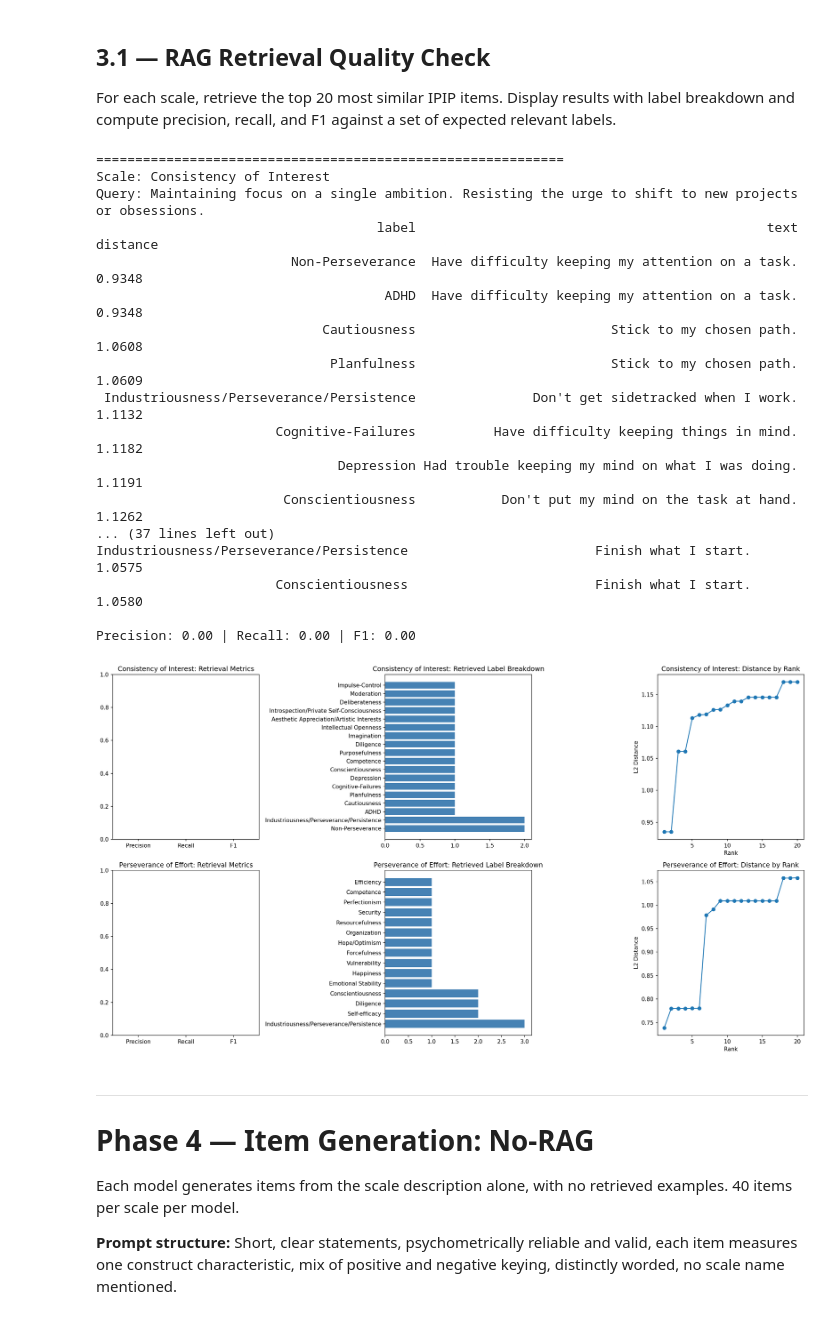
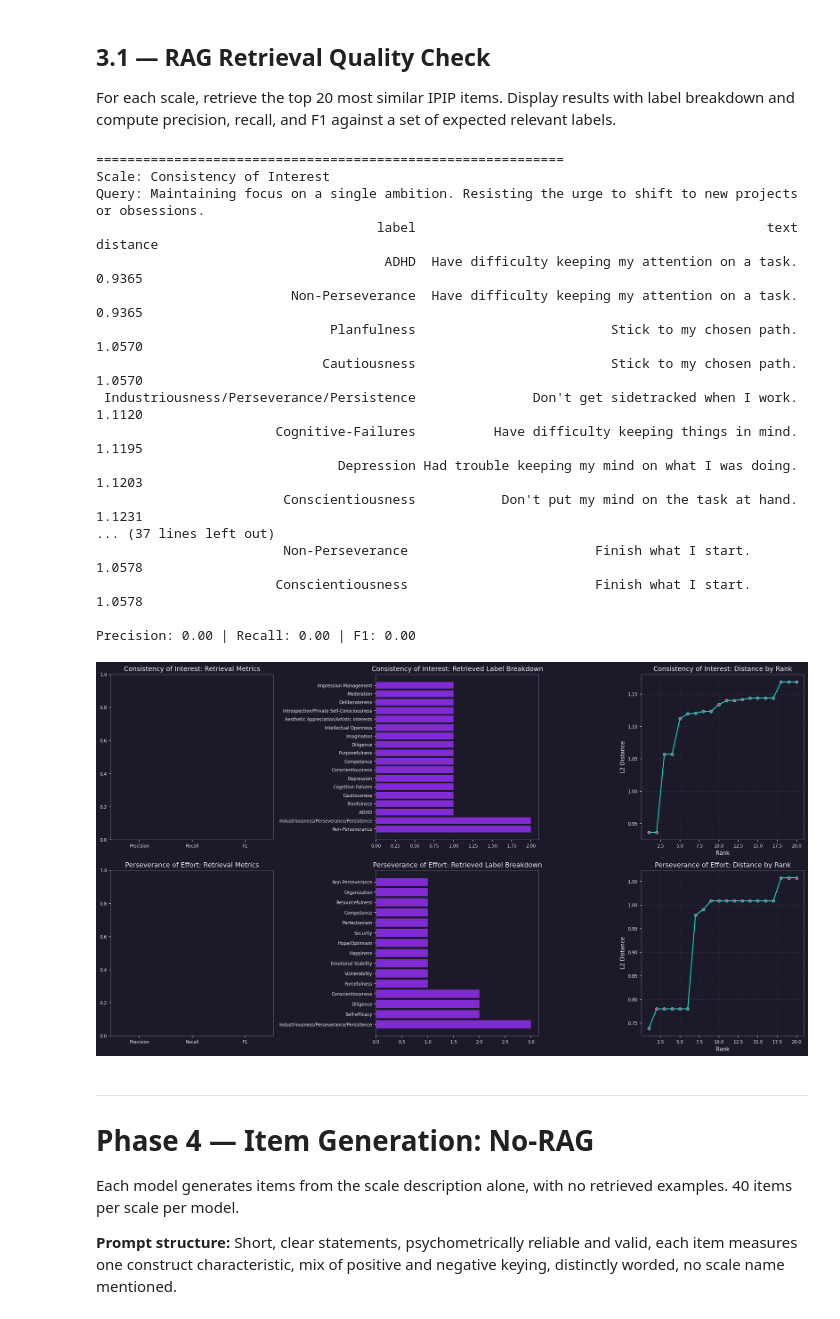
Before and after one commit to Holly-olly/item-forge, a Jupyter notebook: item_forge.ipynb, the cells around one changed output. Cells and saved outputs as stored; diff of their text form; code cells hidden in the pictures.

```diff
--- a/item_forge.ipynb
+++ b/item_forge.ipynb
@@ -210,3 +231,6 @@ for i in range(embs.shape[1]):
 
 print(f'✅ Embeddings ready: {embs.shape}')
 print(df['framework'].value_counts())
+
+embed_cols = [f'dim_{i}' for i in range(embs.shape[1])]
+big5_df    = df_mpnet[df_mpnet['framework'] == 'big_5']
@@ -324,9 +391,10 @@ EXPECTED_LABELS = {
 }
 
 fig, axes = plt.subplots(len(SCALES), 3, figsize=(18, 5 * len(SCALES)), dpi=150)
+fig.patch.set_facecolor(P['deep'])
 
 for row_i, (scale_name, scale_desc) in enumerate(SCALES.items()):
-    print(f'\n{'='*60}')
+    print(f'\n{"="*60}')
     print(f'Scale: {scale_name}')
     print(f'Query: {scale_desc}')
     results = retrieve_items(scale_desc, k=20)
@@ -339,47 +407,58 @@ for row_i, (scale_name, scale_desc) in enumerate(SCALES.items()):
     precision = tp / len(retrieved_labels) if retrieved_labels else 0
     recall    = tp / len(expected) if expected else 0
     f1        = 2 * precision * recall / (precision + recall) if (precision + recall) > 0 else 0
     print(f'\nPrecision: {precision:.2f} | Recall: {recall:.2f} | F1: {f1:.2f}')
 
     ax_metrics, ax_labels, ax_rank = axes[row_i]
+    for ax in (ax_metrics, ax_labels, ax_rank):
+        ax.set_facecolor(P['deep'])
+        for spine in ax.spines.values(): spine.set_edgecolor(P['slate'])
+        ax.tick_params(colors=P['white'], labelsize=8)
+        ax.xaxis.label.set_color(P['white']); ax.yaxis.label.set_color(P['white'])
+        ax.title.set_color(P['white'])
 
     # Chart 1: Metrics
-    ax_metrics.bar(['Precision', 'Recall', 'F1'], [precision, recall, f1], color=['steelblue','coral','seagreen'])
+    ax_metrics.bar(['Precision', 'Recall', 'F1'], [precision, recall, f1],
+                   color=[P['lime'], P['cyan'], P['violet']], alpha=0.85)
     ax_metrics.set_ylim(0, 1)
     ax_metrics.set_title(f'{scale_name}: Retrieval Metrics')
 
     # Chart 2: Label breakdown
     label_counts = results_df['label'].value_counts()
-    ax_labels.barh(label_counts.index, label_counts.values, color='steelblue')
+    ax_labels.barh(label_counts.index, label_counts.values, color=P['violet'], alpha=0.8)
     ax_labels.set_title(f'{scale_name}: Retrieved Label Breakdown')
 
     # Chart 3: Distance by rank
-    ax_rank.plot(range(1, len(results)+1), results_df['distance'], marker='o')
+    ax_rank.plot(range(1, len(results)+1), results_df['distance'],
+                 marker='o', color=P['cyan'], markerfacecolor=P['magenta'], markersize=5)
     ax_rank.set_xlabel('Rank')
     ax_rank.set_ylabel('L2 Distance')
     ax_rank.set_title(f'{scale_name}: Distance by Rank')
+    ax_rank.grid(color=P['slate'], alpha=0.25, lw=0.5)
 
 plt.tight_layout()
+plt.savefig('retrieval_validation.jpeg', format='jpeg', dpi=150,
+            bbox_inches='tight', facecolor=P['deep'])
 plt.show()
 # %% [output]
 ============================================================
 Scale: Consistency of Interest
 Query: Maintaining focus on a single ambition. Resisting the urge to shift to new projects or obsessions.
                                     label                                             text  distance
-                         Non-Perseverance  Have difficulty keeping my attention on a task.    0.9348
-                                     ADHD  Have difficulty keeping my attention on a task.    0.9348
-                             Cautiousness                         Stick to my chosen path.    1.0608
-                              Planfulness                         Stick to my chosen path.    1.0609
- Industriousness/Perseverance/Persistence               Don't get sidetracked when I work.    1.1132
-                       Cognitive-Failures          Have difficulty keeping things in mind.    1.1182
-                               Depression Had trouble keeping my mind on what I was doing.    1.1191
-                        Conscientiousness           Don't put my mind on the task at hand.    1.1262
+                                     ADHD  Have difficulty keeping my attention on a task.    0.9365
+                         Non-Perseverance  Have difficulty keeping my attention on a task.    0.9365
+                              Planfulness                         Stick to my chosen path.    1.0570
+                             Cautiousness                         Stick to my chosen path.    1.0570
+ Industriousness/Perseverance/Persistence               Don't get sidetracked when I work.    1.1120
+                       Cognitive-Failures          Have difficulty keeping things in mind.    1.1195
+                               Depression Had trouble keeping my mind on what I was doing.    1.1203
+                        Conscientiousness           Don't put my mind on the task at hand.    1.1231
 ... (37 lines left out)
-Industriousness/Perseverance/Persistence                        Finish what I start.    1.0575
-                       Conscientiousness                        Finish what I start.    1.0580
+                        Non-Perseverance                        Finish what I start.    1.0578
+                       Conscientiousness                        Finish what I start.    1.0578
 
 Precision: 0.00 | Recall: 0.00 | F1: 0.00
-[figure, old version]
+[figure, new version]
 # %% [markdown]
 ---
 # Phase 4 — Item Generation: No-RAG
```
Also changed, not shown: parts of 19 cells of this notebook, 4 other files.
